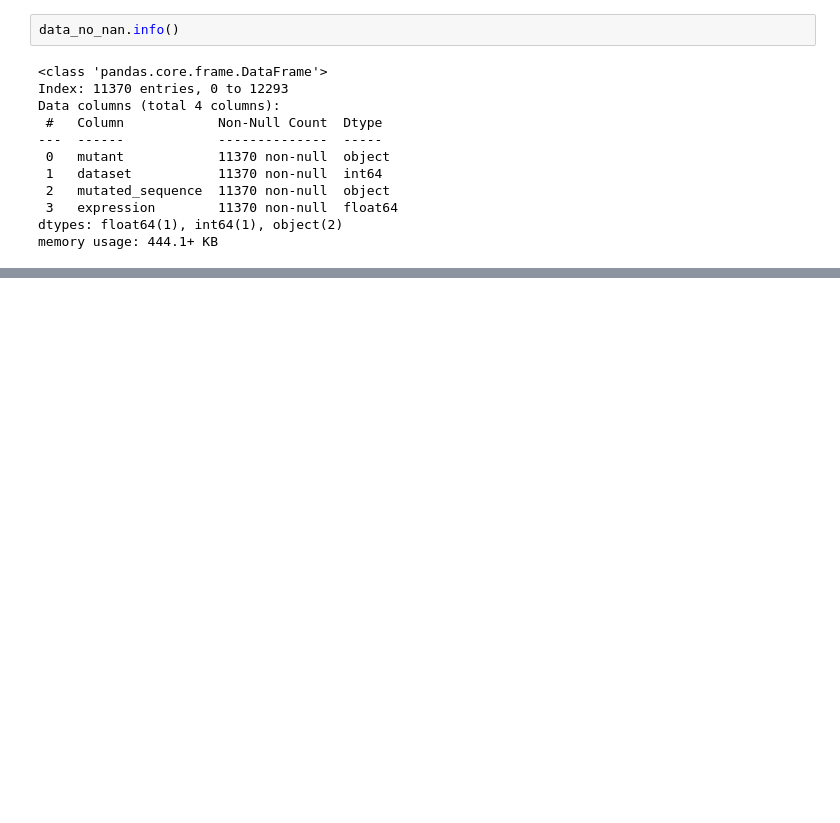
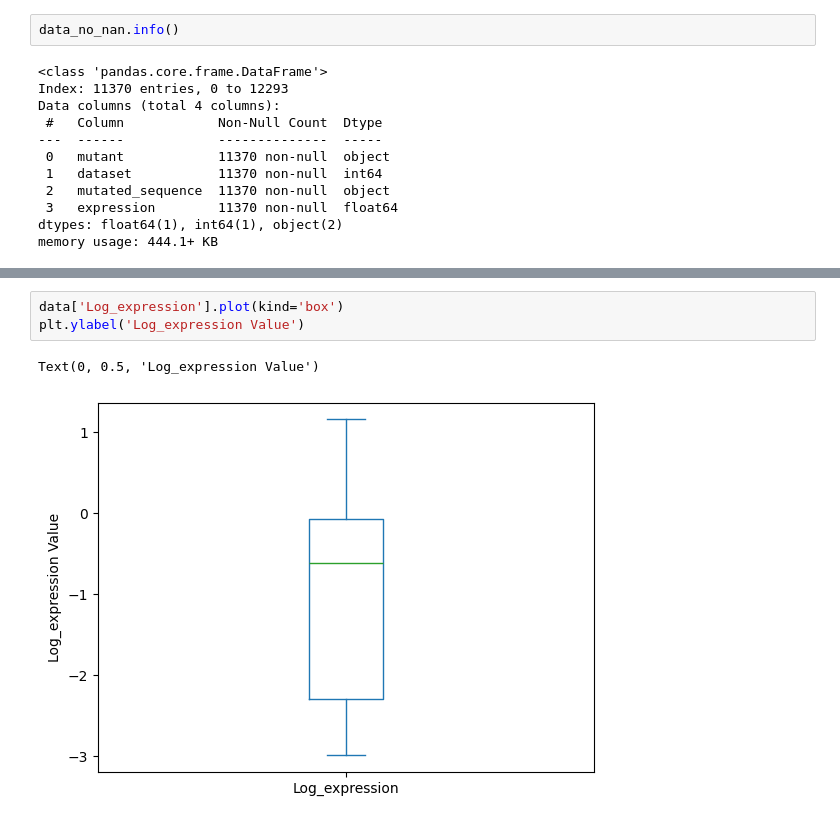
Before and after one commit to FabioHerrera97/Protein_Engineering_Code_Center, a Jupyter notebook: Tutorials/Prepare_and_Explore_data.ipynb, the cells around one changed output, grey strips where cells are left out. Saved outputs shown, nothing was run; the diff lists cells and outputs as text; blank space fills up the shorter version.

Commit message:
"Update data exploratory analysis"

```diff
--- a/Tutorials/Prepare_and_Explore_data.ipynb
+++ b/Tutorials/Prepare_and_Explore_data.ipynb
@@ -42,0 +56,6 @@ memory usage: 444.1+ KB
+# %%
+data['Log_expression'].plot(kind='box')
+plt.ylabel('Log_expression Value')
+# %% [output]
+Text(0, 0.5, 'Log_expression Value')
+[figure, added]
```
Also changed, not shown: parts of 3 cells of this notebook, 1 other file.
